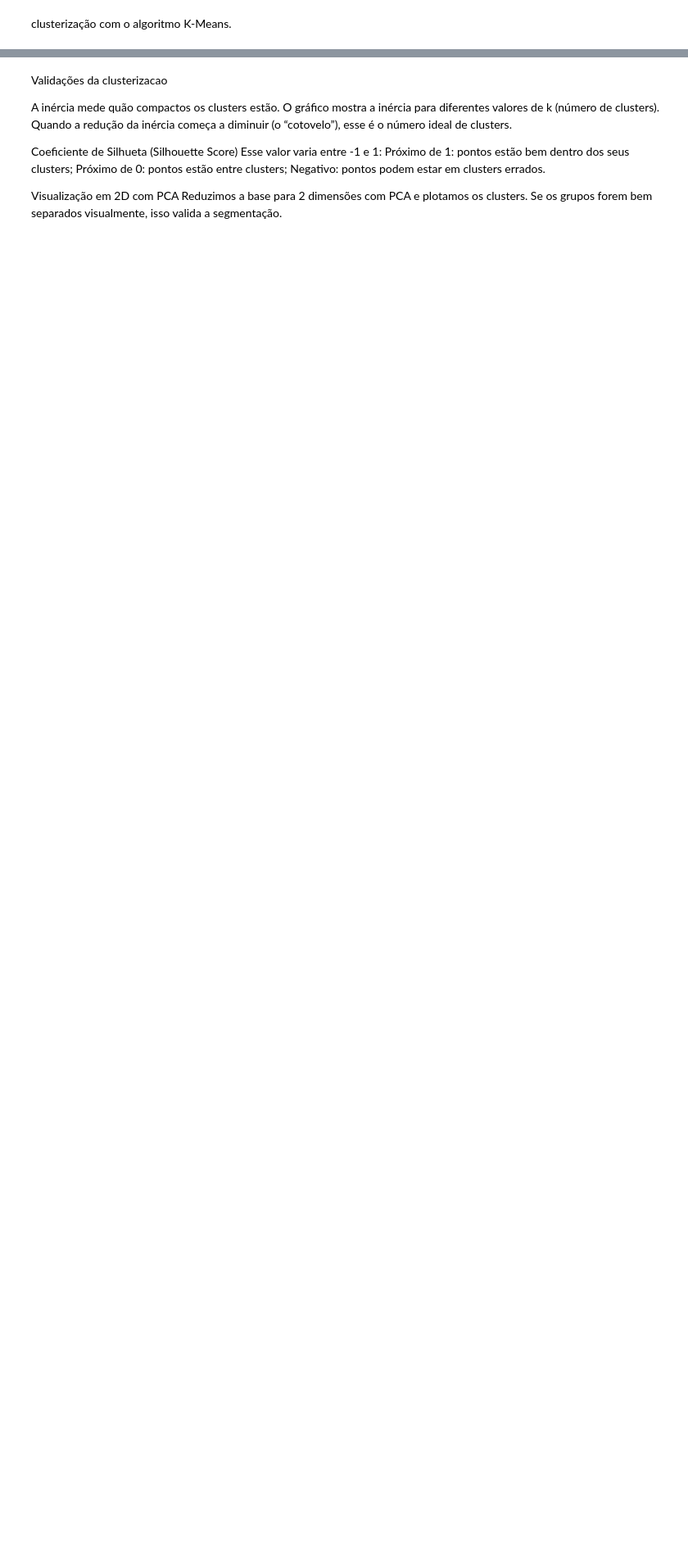
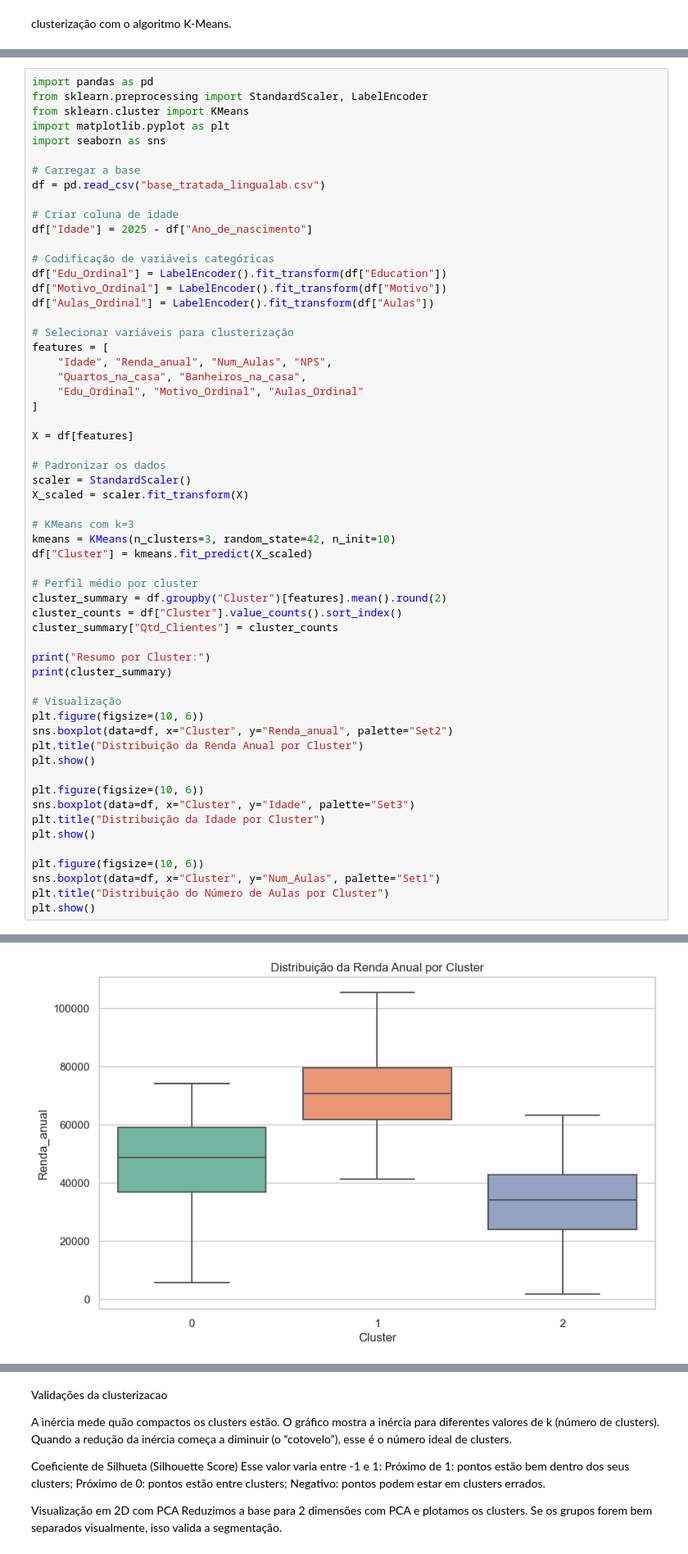
Before and after one commit to liviagcarvalho/LinguasI-Analise-Exploratoria, a Jupyter notebook: AnaliseExploratoria.ipynb, the cells around one changed output, grey strips where cells are left out. Shown at 82% size. Cells and saved outputs as stored; diff of their text form; blank space fills up the shorter version.

```diff
--- a/AnaliseExploratoria.ipynb
+++ b/AnaliseExploratoria.ipynb
@@ -161,0 +148,59 @@ Cluster
+# %%
+import pandas as pd
+from sklearn.preprocessing import StandardScaler, LabelEncoder
+from sklearn.cluster import KMeans
+import matplotlib.pyplot as plt
+import seaborn as sns
+
+# Carregar a base
+df = pd.read_csv("base_tratada_lingualab.csv")
+
+# Criar coluna de idade
+df["Idade"] = 2025 - df["Ano_de_nascimento"]
+
+# Codificação de variáveis categóricas
+df["Edu_Ordinal"] = LabelEncoder().fit_transform(df["Education"])
+df["Motivo_Ordinal"] = LabelEncoder().fit_transform(df["Motivo"])
+df["Aulas_Ordinal"] = LabelEncoder().fit_transform(df["Aulas"])
+
+# Selecionar variáveis para clusterização
+features = [
+    "Idade", "Renda_anual", "Num_Aulas", "NPS",
+    "Quartos_na_casa", "Banheiros_na_casa",
+    "Edu_Ordinal", "Motivo_Ordinal", "Aulas_Ordinal"
+]
+
+X = df[features]
+
+# Padronizar os dados
+scaler = StandardScaler()
+X_scaled = scaler.fit_transform(X)
+
+# KMeans com k=3
+kmeans = KMeans(n_clusters=3, random_state=42, n_init=10)
+df["Cluster"] = kmeans.fit_predict(X_scaled)
+
+# Perfil médio por cluster
+cluster_summary = df.groupby("Cluster")[features].mean().round(2)
+cluster_counts = df["Cluster"].value_counts().sort_index()
+cluster_summary["Qtd_Clientes"] = cluster_counts
+
+print("Resumo por Cluster:")
+print(cluster_summary)
+
+# Visualização
+plt.figure(figsize=(10, 6))
+sns.boxplot(data=df, x="Cluster", y="Renda_anual", palette="Set2")
+plt.title("Distribuição da Renda Anual por Cluster")
+plt.show()
+
+plt.figure(figsize=(10, 6))
+sns.boxplot(data=df, x="Cluster", y="Idade", palette="Set3")
+plt.title("Distribuição da Idade por Cluster")
+plt.show()
+
+plt.figure(figsize=(10, 6))
+sns.boxplot(data=df, x="Cluster", y="Num_Aulas", palette="Set1")
+plt.title("Distribuição do Número de Aulas por Cluster")
+plt.show()
+# %% [output]
@@ -161,0 +225 @@ Cluster
+[figure, added]
```
Also changed, not shown: parts of 18 cells of this notebook.
